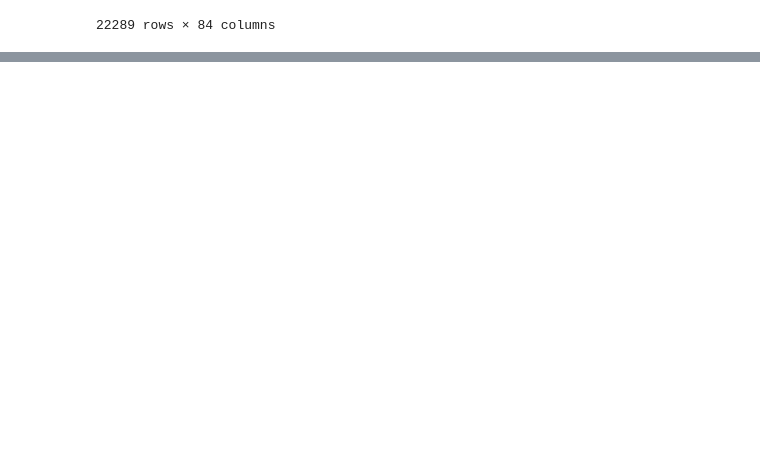
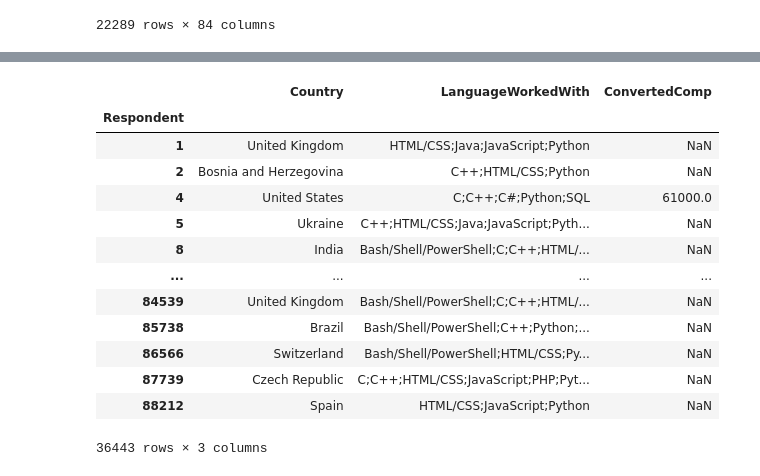
Before and after one commit to timudata/article, a Jupyter notebook: Python_Pandas_Tutorial.ipynb, the cells around one changed output, grey strips where cells are left out. Drawn from its saved outputs; the diff is of its cells as text; code cells hidden in the pictures; blank space fills up the shorter version.

```diff
--- a/Python_Pandas_Tutorial.ipynb
+++ b/Python_Pandas_Tutorial.ipynb
@@ -253,0 +275,18 @@ df.loc[high_salary, ['Country', 'LanguageWorkedWith', 'ConvertedComp']]
+# %%
+filt  = df['LanguageWorkedWith'].str.contains('Python', na = False)
+df.loc[filt , ['Country', 'LanguageWorkedWith', 'ConvertedComp']]
+# %% [output]
+|  | Country | LanguageWorkedWith | ConvertedComp |
+| Respondent |  |  |  |
+| 1 | United Kingdom | HTML/CSS;Java;JavaScript;Python | NaN |
+| 2 | Bosnia and Herzegovina | C++;HTML/CSS;Python | NaN |
+| 4 | United States | C;C++;C#;Python;SQL | 61000.0 |
+| 5 | Ukraine | C++;HTML/CSS;Java;JavaScript;Pyth... | NaN |
+| 8 | India | Bash/Shell/PowerShell;C;C++;HTML/... | NaN |
+| ... | ... | ... | ... |
+| 84539 | United Kingdom | Bash/Shell/PowerShell;C;C++;HTML/... | NaN |
+| 85738 | Brazil | Bash/Shell/PowerShell;C++;Python;... | NaN |
+| 86566 | Switzerland | Bash/Shell/PowerShell;HTML/CSS;Py... | NaN |
+| 87739 | Czech Republic | C;C++;HTML/CSS;JavaScript;PHP;Pyt... | NaN |
+| 88212 | Spain | HTML/CSS;JavaScript;Python | NaN |
+36443 rows × 3 columns
```
Also changed, not shown: parts of 14 cells of this notebook.
